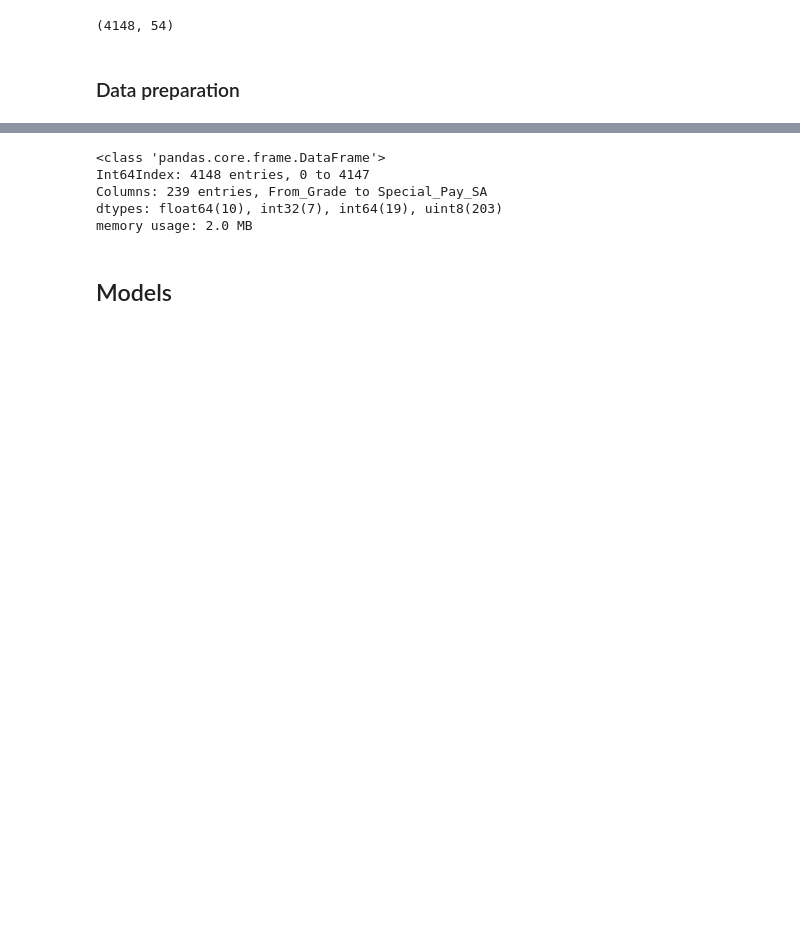
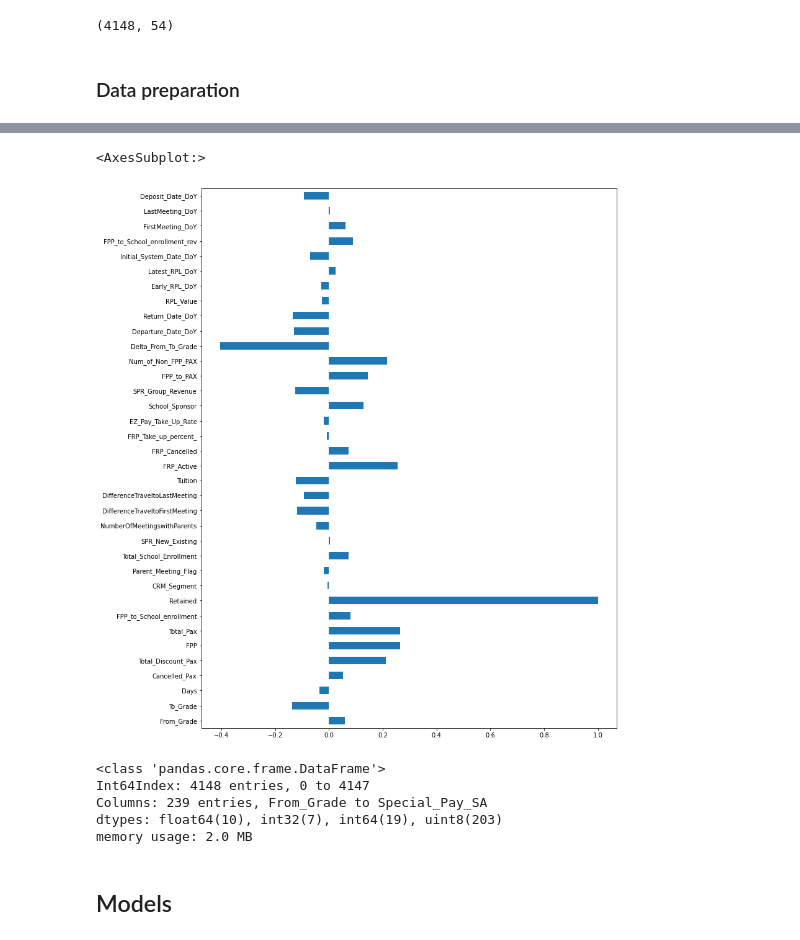
Before and after one commit to NRSGroup1/Project_Work, a Jupyter notebook: Clean.ipynb, the cells around one changed output, grey strips where cells are left out. Saved outputs shown, nothing was run; the diff lists cells and outputs as text; code cells hidden in the pictures; blank space fills up the shorter version.

```diff
--- a/Clean.ipynb
+++ b/Clean.ipynb
@@ -264,0 +283,6 @@ df = dummification(df)
+# %%
+plt.figure(figsize = (12,16))
+data_to_heatmap[data_to_heatmap.columns[:]].corr()['Retained'][:].plot(kind='barh')
+# %% [output]
+<AxesSubplot:>
+[figure, added]
```
Also changed, not shown: parts of 21 cells of this notebook.
